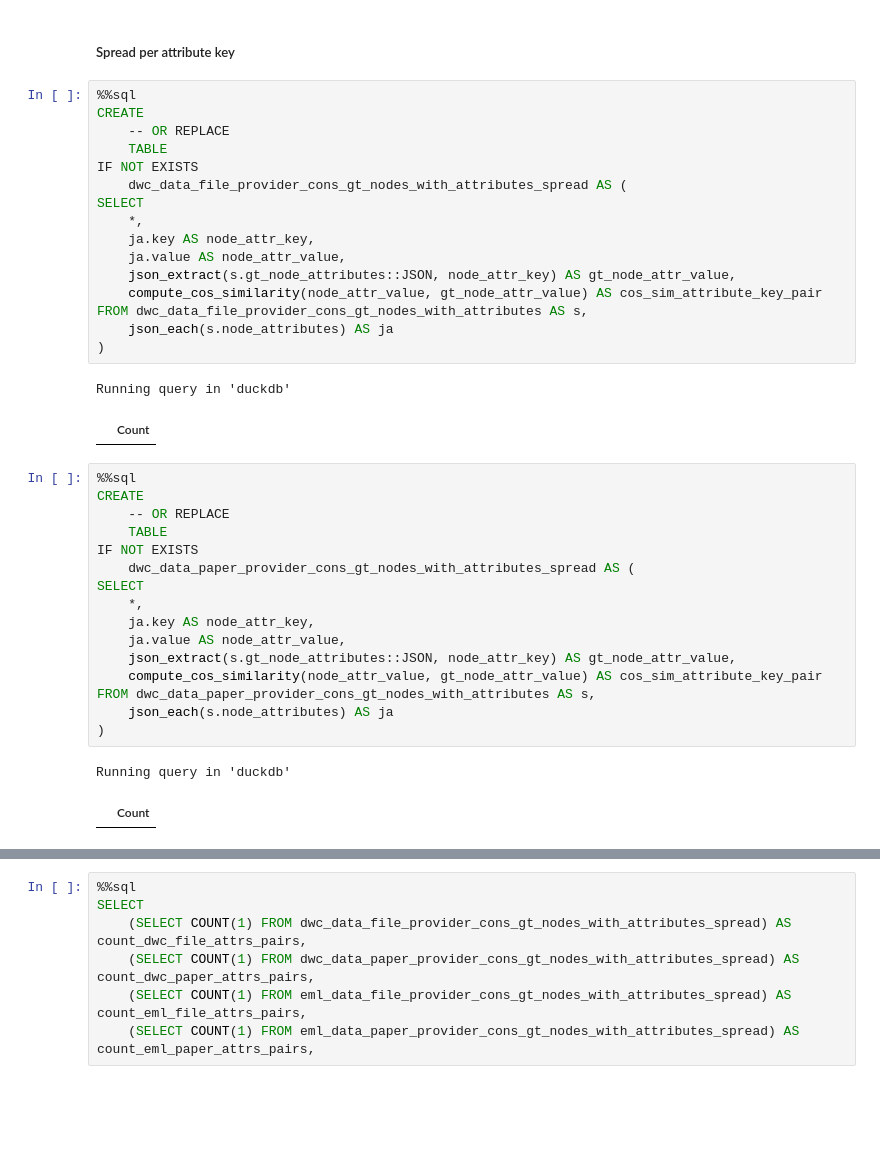
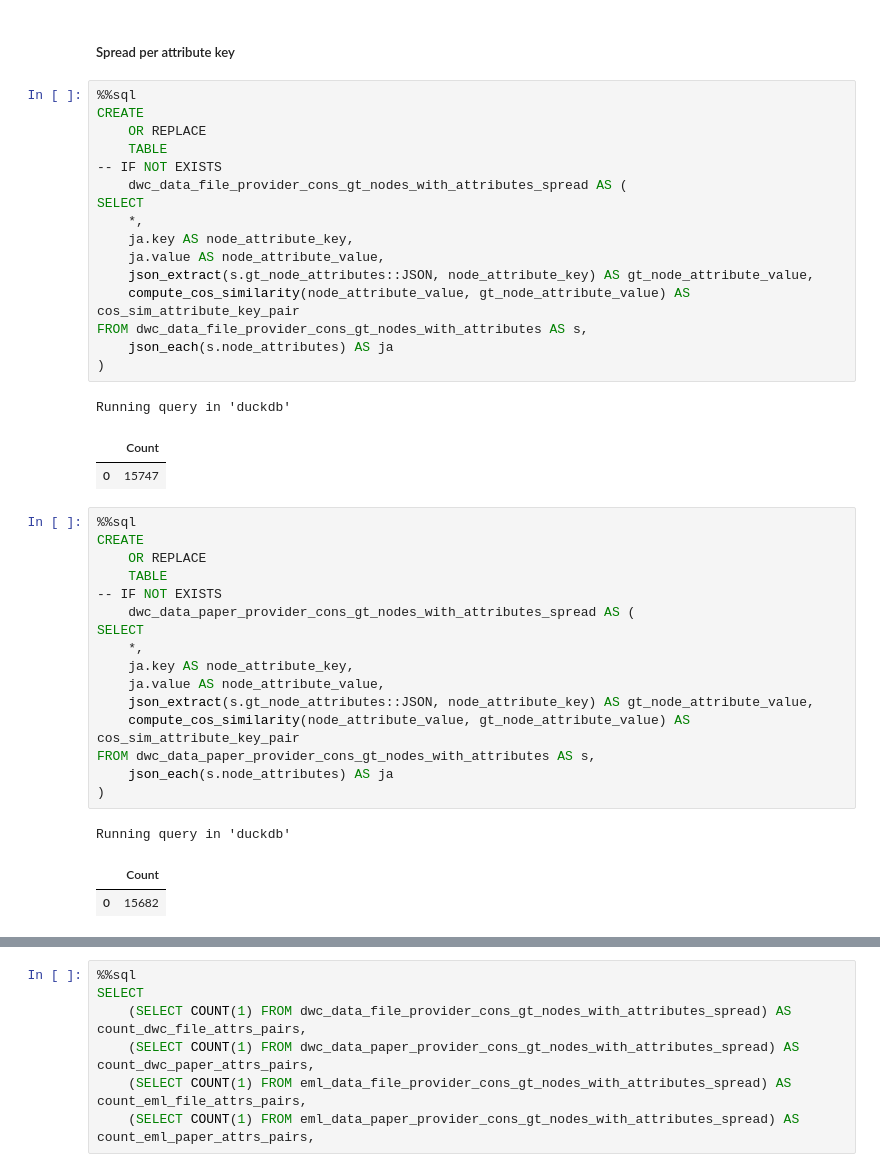
Before and after one commit to mitja-o/metadata-assistant, a Jupyter notebook: analysis/experiment_results_collected.ipynb, the cells around one changed output, grey strips where cells are left out. Cells and saved outputs as stored; diff of their text form; blank space fills up the shorter version.

```diff
--- a/analysis/experiment_results_collected.ipynb
+++ b/analysis/experiment_results_collected.ipynb
@@ -2405,41 +2405,43 @@ Running query in 'duckdb'
 # %%
 %%sql
 CREATE
-    -- OR REPLACE
+    OR REPLACE
     TABLE
-IF NOT EXISTS
+-- IF NOT EXISTS
     dwc_data_file_provider_cons_gt_nodes_with_attributes_spread AS (
 SELECT
     *,
-    ja.key AS node_attr_key,
-    ja.value AS node_attr_value,
-    json_extract(s.gt_node_attributes::JSON, node_attr_key) AS gt_node_attr_value,
-    compute_cos_similarity(node_attr_value, gt_node_attr_value) AS cos_sim_attribute_key_pair
+    ja.key AS node_attribute_key,
+    ja.value AS node_attribute_value,
+    json_extract(s.gt_node_attributes::JSON, node_attribute_key) AS gt_node_attribute_value,
+    compute_cos_similarity(node_attribute_value, gt_node_attribute_value) AS cos_sim_attribute_key_pair
 FROM dwc_data_file_provider_cons_gt_nodes_with_attributes AS s,
     json_each(s.node_attributes) AS ja
 )
 # %% [output]
 Running query in 'duckdb'
 |  | Count |
+| 0 | 15747 |
 # %%
 %%sql
 CREATE
-    -- OR REPLACE
+    OR REPLACE
     TABLE
-IF NOT EXISTS
+-- IF NOT EXISTS
     dwc_data_paper_provider_cons_gt_nodes_with_attributes_spread AS (
 SELECT
     *,
-    ja.key AS node_attr_key,
-    ja.value AS node_attr_value,
-    json_extract(s.gt_node_attributes::JSON, node_attr_key) AS gt_node_attr_value,
-    compute_cos_similarity(node_attr_value, gt_node_attr_value) AS cos_sim_attribute_key_pair
+    ja.key AS node_attribute_key,
+    ja.value AS node_attribute_value,
+    json_extract(s.gt_node_attributes::JSON, node_attribute_key) AS gt_node_attribute_value,
+    compute_cos_similarity(node_attribute_value, gt_node_attribute_value) AS cos_sim_attribute_key_pair
 FROM dwc_data_paper_provider_cons_gt_nodes_with_attributes AS s,
     json_each(s.node_attributes) AS ja
 )
 # %% [output]
 Running query in 'duckdb'
 |  | Count |
+| 0 | 15682 |
 # %%
 %%sql
 CREATE
```
Also changed, not shown: parts of 119 cells of this notebook.
